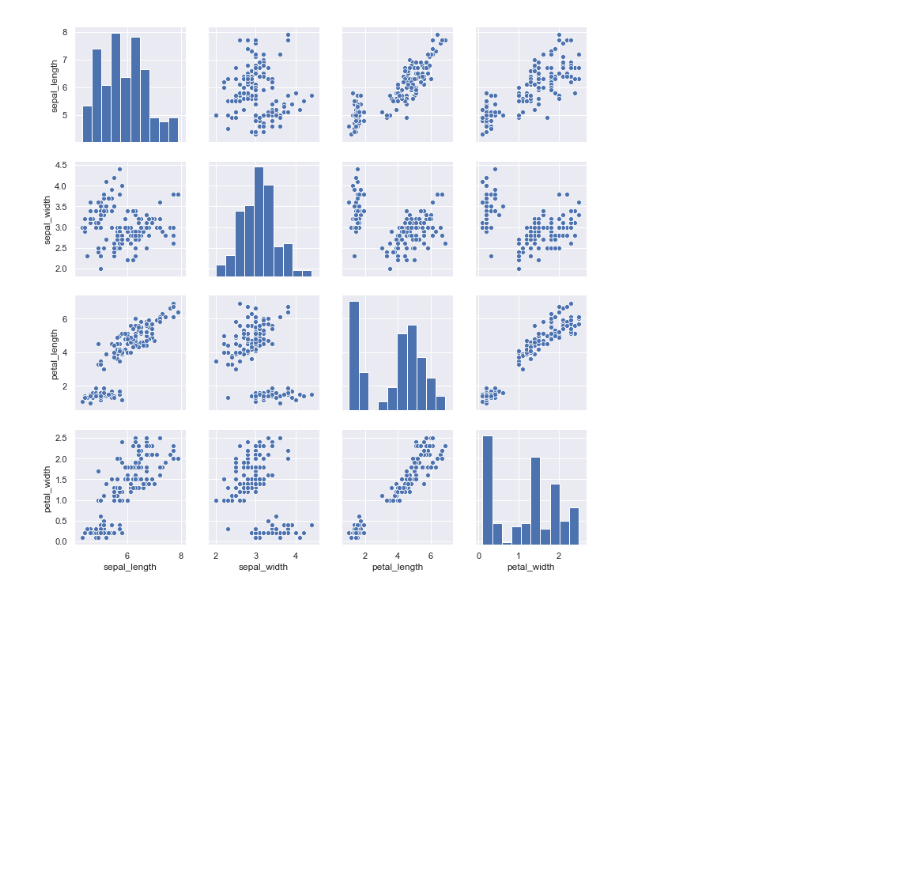
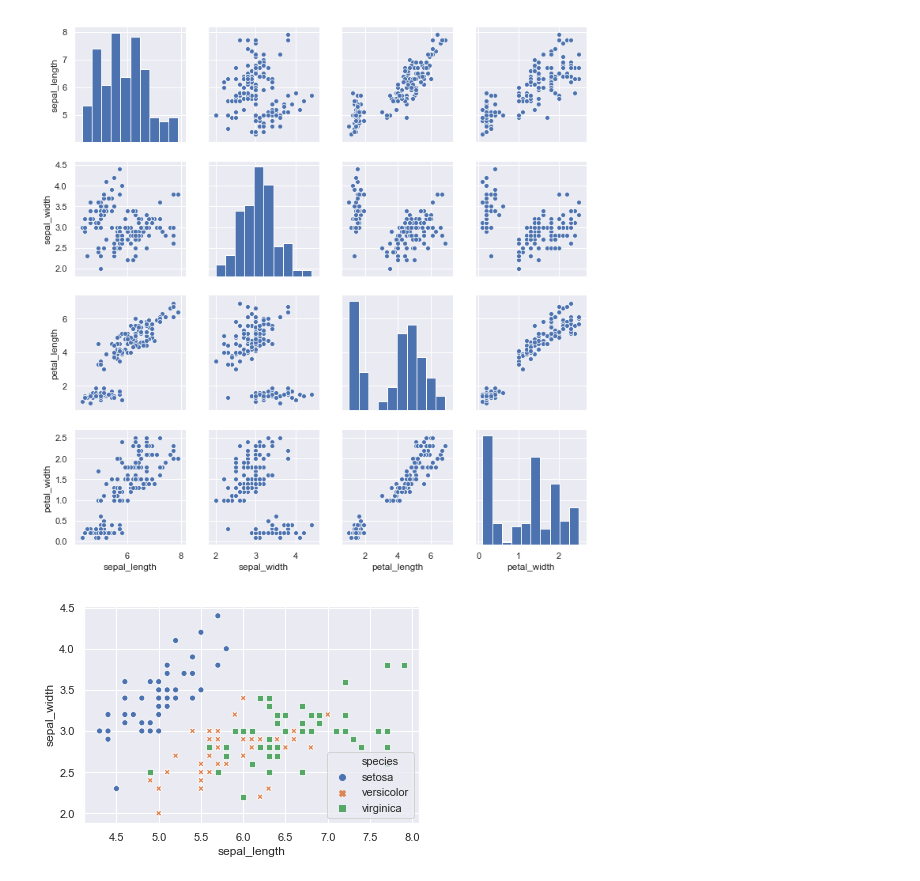
Before and after one commit to IvanMcGann/emergingTechAssignments, a Jupyter notebook: iris-dataset.ipynb, the cells around one changed output. Drawn from its saved outputs; the diff is of its cells as text; code cells hidden in the pictures; blank space fills up the shorter version.

```diff
--- a/iris-dataset.ipynb
+++ b/iris-dataset.ipynb
@@ -52,9 +51,0 @@ plt.show()
-# %%
-# Load libraries
-import pandas
-from pandas.plotting import scatter_matrix
-plt.rcParams['figure.figsize'] = [20,15]
-plt.rcParams.update({'font.size':14})
-
-scatter_matrix(df)
-plt.show()
@@ -325,3 +314,10 @@ iris = sns.load_dataset("iris")
 g = sns.pairplot(iris)
 # %% [output]
 [figure]
+# %%
+import seaborn as sns
+iris = sns.load_dataset("iris")
+ax = sns.scatterplot(x=iris.sepal_length, y=iris.sepal_width,
+hue=iris.species, style=iris.species)
+# %% [output]
+[figure, added]
```
Also changed, not shown: parts of 3 cells of this notebook, 1 other file.
